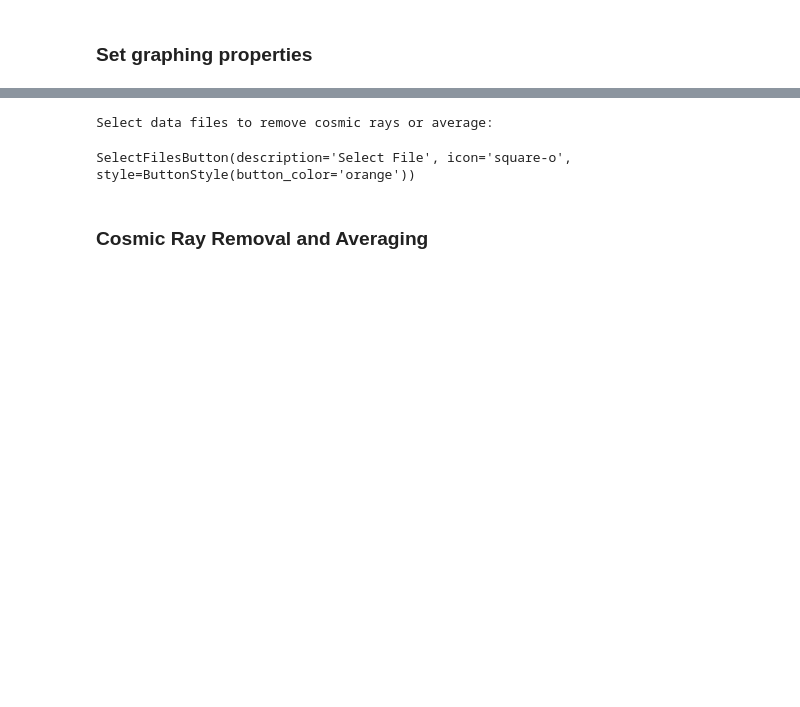
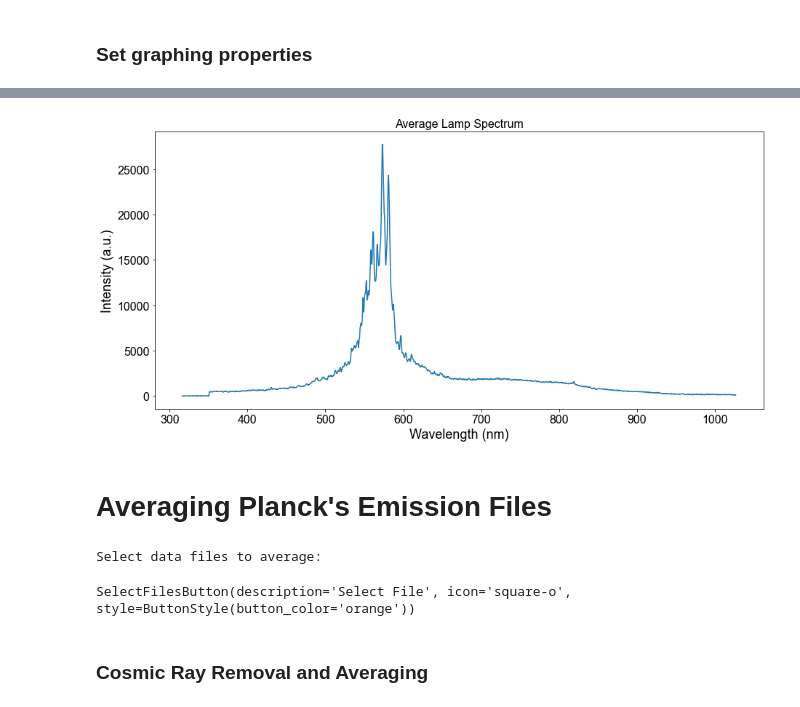
Before and after one commit to professorchaman/Plancks_Analysis, a Jupyter notebook: General Plotting and Data Analysis - CG_05142023.ipynb, the cells around one changed output, grey strips where cells are left out. Drawn from its saved outputs; the diff is of its cells as text; code cells hidden in the pictures; blank space fills up the shorter version.

```diff
--- a/General Plotting and Data Analysis - CG_05142023.ipynb
+++ b/General Plotting and Data Analysis - CG_05142023.ipynb
@@ -108,9 +135,25 @@ else:
+# %%
+do_lamp_average = 'y'
+
+if do_lamp_average == 'y':
+    x_data, average_data = lamp_average(selectiCorrFiles)
+    plt.plot(x_data,average_data)
+    plt.xlabel('Wavelength (nm)')
+    plt.ylabel('Intensity (a.u.)')
+    plt.title('Average Lamp Spectrum')
+    plt.show()
+else:
+    pass
+# %% [output]
+[figure, added]
+# %% [markdown]
+# Averaging Planck's Emission Files
 # %%
-print("Select data files to remove cosmic rays or average: ")
+print("Select data files to average: ")
 cleanFiles = SelectFilesButton()
 display(cleanFiles)
 # %% [output]
-Select data files to remove cosmic rays or average:
+Select data files to average:
 SelectFilesButton(description='Select File', icon='square-o', style=ButtonStyle(button_color='orange'))
 # %% [markdown]
 ### Cosmic Ray Removal and Averaging
```
Also changed, not shown: parts of 14 cells of this notebook, 1 other file.
